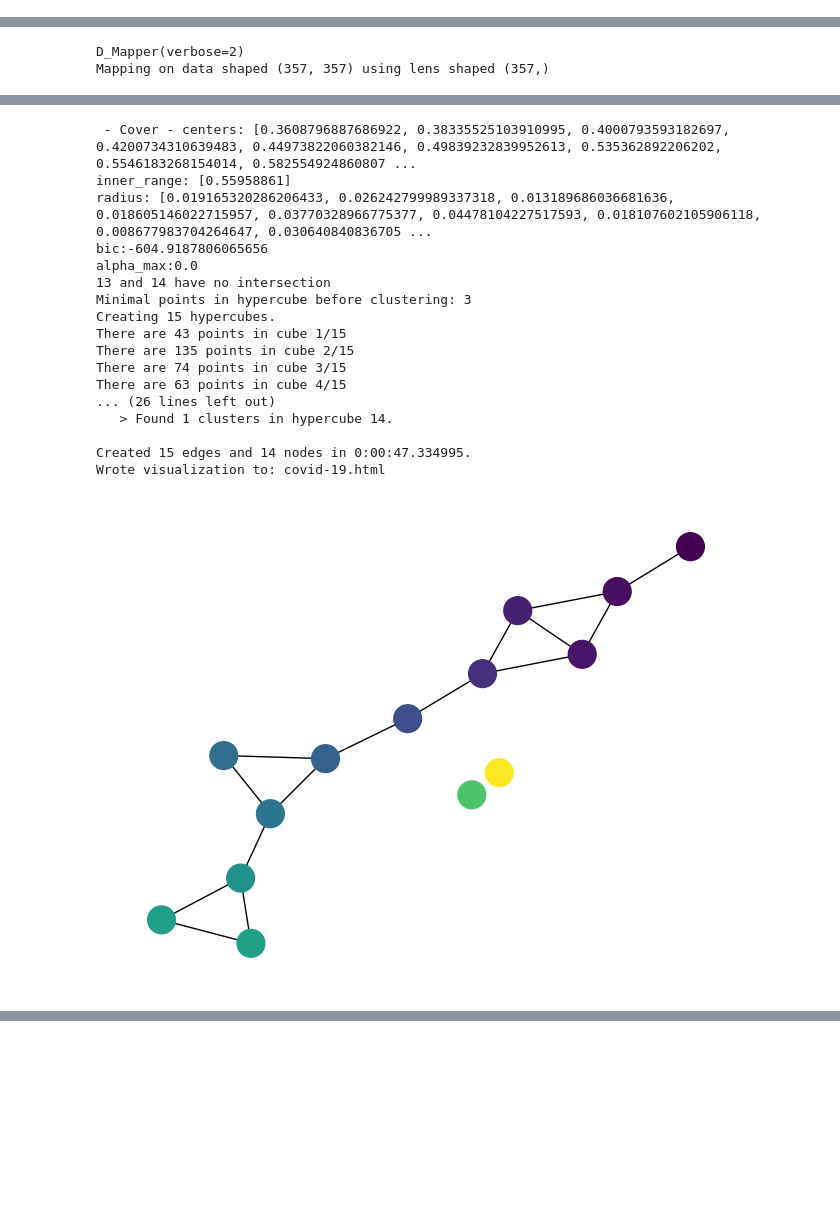
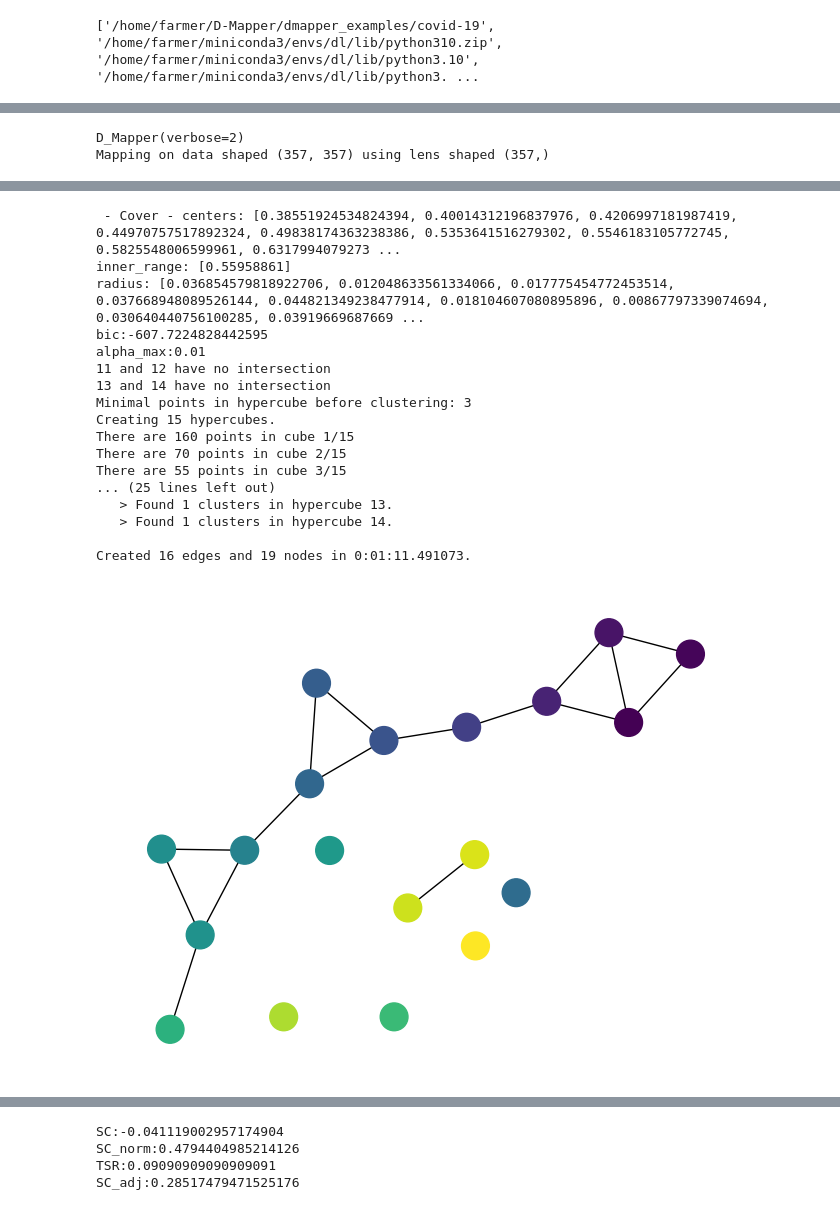
Before and after one commit to ShufeiGe/D-Mapper, a Jupyter notebook: dmapper_examples/covid-19/covid-19.ipynb, the cells around one changed output, grey strips where cells are left out. Drawn from its saved outputs; the diff is of its cells as text; code cells hidden in the pictures; blank space fills up the shorter version.

```diff
--- a/dmapper_examples/covid-19/covid-19.ipynb
+++ b/dmapper_examples/covid-19/covid-19.ipynb
@@ -1,4 +1,8 @@
 # %%
+import sys
+sys.path.append("../..")
+print(sys.path)
+
 from sklearn.preprocessing import MinMaxScaler
 from sklearn.preprocessing import StandardScaler
 from sklearn.preprocessing import MaxAbsScaler
@@ -12,8 +16,10 @@ import networkx as nx
 import kmapper.evaluate as evaluate
 import sklearn
 
+np.random.seed(38)
+
 dm = np.genfromtxt('dis_matrix.csv', delimiter=',')
-
+cl = sklearn.cluster.DBSCAN(eps=0.6,  min_samples=3, metric='precomputed')
 scaler = MinMaxScaler()
 dm = scaler.fit_transform(dm)
 
@@ -21,38 +27,46 @@ projected_data = np.mean(dm, axis=1)
 
 plt.hist(projected_data)
 plt.show()
-n = 15 #8 #7 #6
-a = 0.006#0.0091 #0.0024 #0.0763
+n = 15
+a = 0.006
 cover = km.D_Cover(n_cubes=n,alpha = a,tol = 1*1e-8,n_init=100,verbose=2)
 
 mapper = km.D_Mapper(verbose=2)
 
-
 graph = mapper.map(
     projected_data,
     dm,
-    clusterer = sklearn.cluster.DBSCAN(eps=0.6,  min_samples=3, metric='precomputed'), #0.6 1
+    clusterer = cl, #0.6 1
     cover=cover,
     precomputed=True
 )
 
 
-mapper.visualize(graph, path_html="covid-19.html")
 color_list = []
+size_list = []
 for i in range(len(graph['nodes'])):
     index_list = [l for l in graph['nodes'].values()][i]
+    size_list.append(10*len(index_list))
     color = np.mean(projected_data[index_list])
     color_list.append(color)
 G = km.adapter.to_networkx(graph)
-nx.draw(G, pos=nx.kamada_kawai_layout(G), node_color=color_list, node_size =400)
+
+po=nx.kamada_kawai_layout(G)
+po["cube7_cluster-1"] = np.array([0.4, -0.25])
+po["cube14_cluster-1"] = np.array([0.26, -0.4])
+po["cube11_cluster1"] = np.array([-0.02, -0.6])
+po["cube12_cluster0"] = np.array([-0.4, -0.6])
+nx.draw(G, pos=po, node_color=color_list, node_size = 400)
+
+
 #plt.savefig('covid19.jpg',dpi=350)
-plt.savefig('covid19.eps',bbox_inches='tight')
+plt.savefig('covid19_dmapper.eps',bbox_inches='tight',dpi=300)
 plt.show()
 
 SC_adj = evaluate.compute_SC_adj(dm, projected_data, graph
                                  , Cover = km.D_Cover(n_cubes=n,alpha = a,verbose=0,tol = 1*1e-8)
                                  , type = 'd'
-                                 , cluster = sklearn.cluster.DBSCAN(eps=0.6,  min_samples=3, metric='precomputed')
+                                 , cluster = cl
                                  , precompute = True)
 
 interval_table = cover.interval_table
@@ -65,6 +79,7 @@ plt.xlim((0, 1))
 plt.ylim((-0.5, 0.5))
 plt.show()
 # %% [output]
+['/home/farmer/D-Mapper/dmapper_examples/covid-19', '/home/farmer/miniconda3/envs/dl/lib/python310.zip', '/home/farmer/miniconda3/envs/dl/lib/python3.10', '/home/farmer/miniconda3/envs/dl/lib/python3. ...
 [figure]
-D_Mapper(verbose=2)
-Mapping on data shaped (357, 357) using lens shaped (357,)
+D_Mapper(verbose=2)
+Mapping on data shaped (357, 357) using lens shaped (357,)
@@ -72,18 +87,18 @@ Mapping on data shaped (357, 357) using lens shaped (357,)
- - Cover - centers: [0.3608796887686922, 0.38335525103910995, 0.4000793593182697, 0.4200734310639483, 0.44973822060382146, 0.49839232839952613, 0.535362892206202, 0.5546183268154014, 0.582554924860807 ...
-inner_range: [0.55958861]
-radius: [0.019165320286206433, 0.026242799989337318, 0.013189686036681636, 0.018605146022715957, 0.03770328966775377, 0.04478104227517593, 0.018107602105906118, 0.008677983704264647, 0.030640840836705 ...
-bic:-604.9187806065656
-alpha_max:0.0
-13 and 14 have no intersection
-Minimal points in hypercube before clustering: 3
-Creating 15 hypercubes.
-There are 43 points in cube 1/15
-There are 135 points in cube 2/15
-There are 74 points in cube 3/15
-There are 63 points in cube 4/15
-... (26 lines left out)
-   > Found 1 clusters in hypercube 14.
-
-Created 15 edges and 14 nodes in 0:00:47.334995.
-Wrote visualization to: covid-19.html
+ - Cover - centers: [0.38551924534824394, 0.40014312196837976, 0.4206997181987419, 0.44970757517892324, 0.49838174363238386, 0.5353641516279302, 0.5546183105772745, 0.5825548006599961, 0.6317994079273 ...
+inner_range: [0.55958861]
+radius: [0.036854579818922706, 0.012048633561334066, 0.017775454772453514, 0.037668948089526144, 0.044821349238477914, 0.018104607080895896, 0.00867797339074694, 0.030640440756100285, 0.03919669687669 ...
+bic:-607.7224828442595
+alpha_max:0.01
+11 and 12 have no intersection
+13 and 14 have no intersection
+Minimal points in hypercube before clustering: 3
+Creating 15 hypercubes.
+There are 160 points in cube 1/15
+There are 70 points in cube 2/15
+There are 55 points in cube 3/15
+... (25 lines left out)
+   > Found 1 clusters in hypercube 13.
+   > Found 1 clusters in hypercube 14.
+
+Created 16 edges and 19 nodes in 0:01:11.491073.
-[figure, old version]
+[figure, new version]
@@ -110,0 +122,4 @@ SC_adj:0.30900853381198146
+SC:-0.041119002957174904
+SC_norm:0.4794404985214126
+TSR:0.09090909090909091
+SC_adj:0.28517479471525176
```
Also changed, not shown: parts of 4 cells of this notebook.
